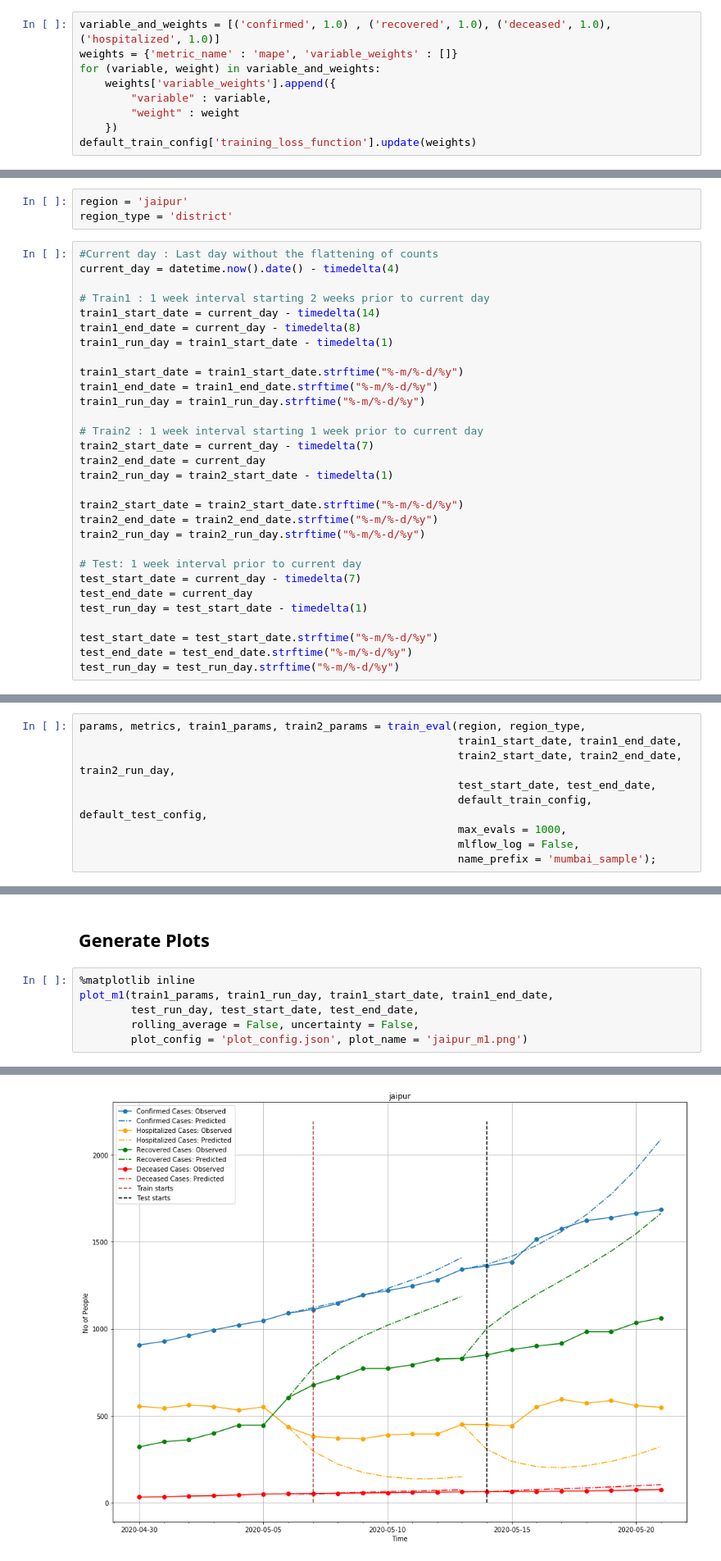
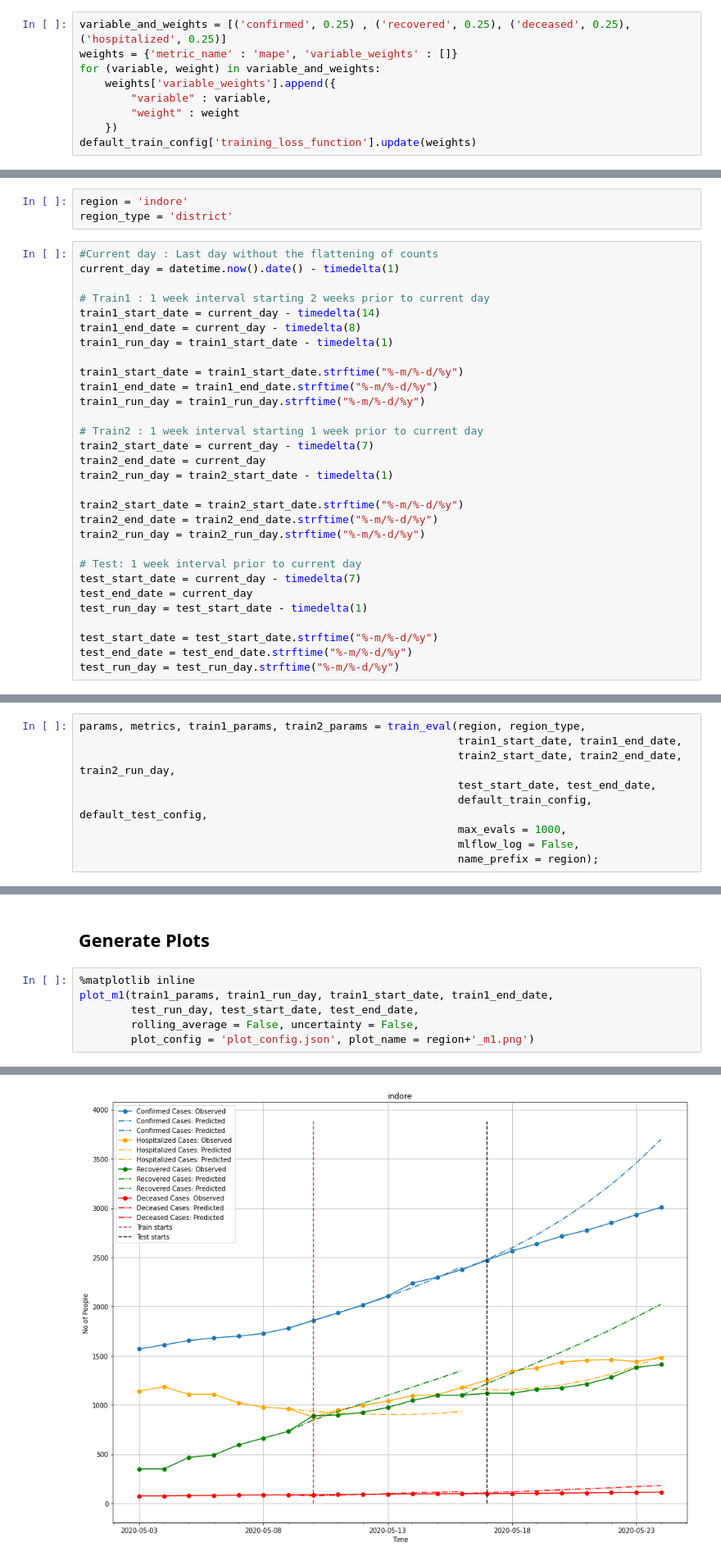
Before and after one commit to dishamakhija/covid19-india, a Jupyter notebook: covid19-library/src/SEIHRD_Experiments_25-5.ipynb, the cells around one changed output, grey strips where cells are left out. Shown at 82% size. Saved outputs shown, nothing was run; the diff lists cells and outputs as text.

```diff
--- a/covid19-library/src/SEIHRD_Experiments_25-5.ipynb
+++ b/covid19-library/src/SEIHRD_Experiments_25-5.ipynb
@@ -45,7 +45,7 @@ default_forecast_config['model_class'] = model_class
 # %% [markdown]
 ## Optional: Modify training loss function
 # %%
-variable_and_weights = [('confirmed', 1.0) , ('recovered', 1.0), ('deceased', 1.0), ('hospitalized', 1.0)]
+variable_and_weights = [('confirmed', 0.25) , ('recovered', 0.25), ('deceased', 0.25), ('hospitalized', 0.25)]
 weights = {'metric_name' : 'mape', 'variable_weights' : []}
 for (variable, weight) in variable_and_weights:
     weights['variable_weights'].append({
@@ -56,11 +56,11 @@ default_train_config['training_loss_function'].update(weights)
 # %% [markdown]
 ## Training parameters
 # %%
-region = 'jaipur'
+region = 'indore'
 region_type = 'district'
 # %%
 #Current day : Last day without the flattening of counts
-current_day = datetime.now().date() - timedelta(4)
+current_day = datetime.now().date() - timedelta(1)
 
 # Train1 : 1 week interval starting 2 weeks prior to current day
 train1_start_date = current_day - timedelta(14)
@@ -98,7 +98,7 @@ params, metrics, train1_params, train2_params = train_eval(region, region_type,
                                                            default_train_config, default_test_config,
                                                            max_evals = 1000,
                                                            mlflow_log = False,
-                                                           name_prefix = 'mumbai_sample');
+                                                           name_prefix = region);
 # %% [output]
 t = 7.90
 t = 7.90
@@ -184,6 +184,6 @@ metrics
 plot_m1(train1_params, train1_run_day, train1_start_date, train1_end_date,
         test_run_day, test_start_date, test_end_date,
         rolling_average = False, uncertainty = False,
-        plot_config = 'plot_config.json', plot_name = 'jaipur_m1.png')
+        plot_config = 'plot_config.json', plot_name = region+'_m1.png')
 # %% [output]
 t = 7.90
@@ -198,4 +191,4 @@ t = 8.90
-[figure, old version]
+[figure, new version]
 # %%
 %matplotlib inline
 plot_m2(train2_params, train1_start_date, train1_end_date,
```
Also changed, not shown: parts of 7 cells of this notebook, 2 other files.
